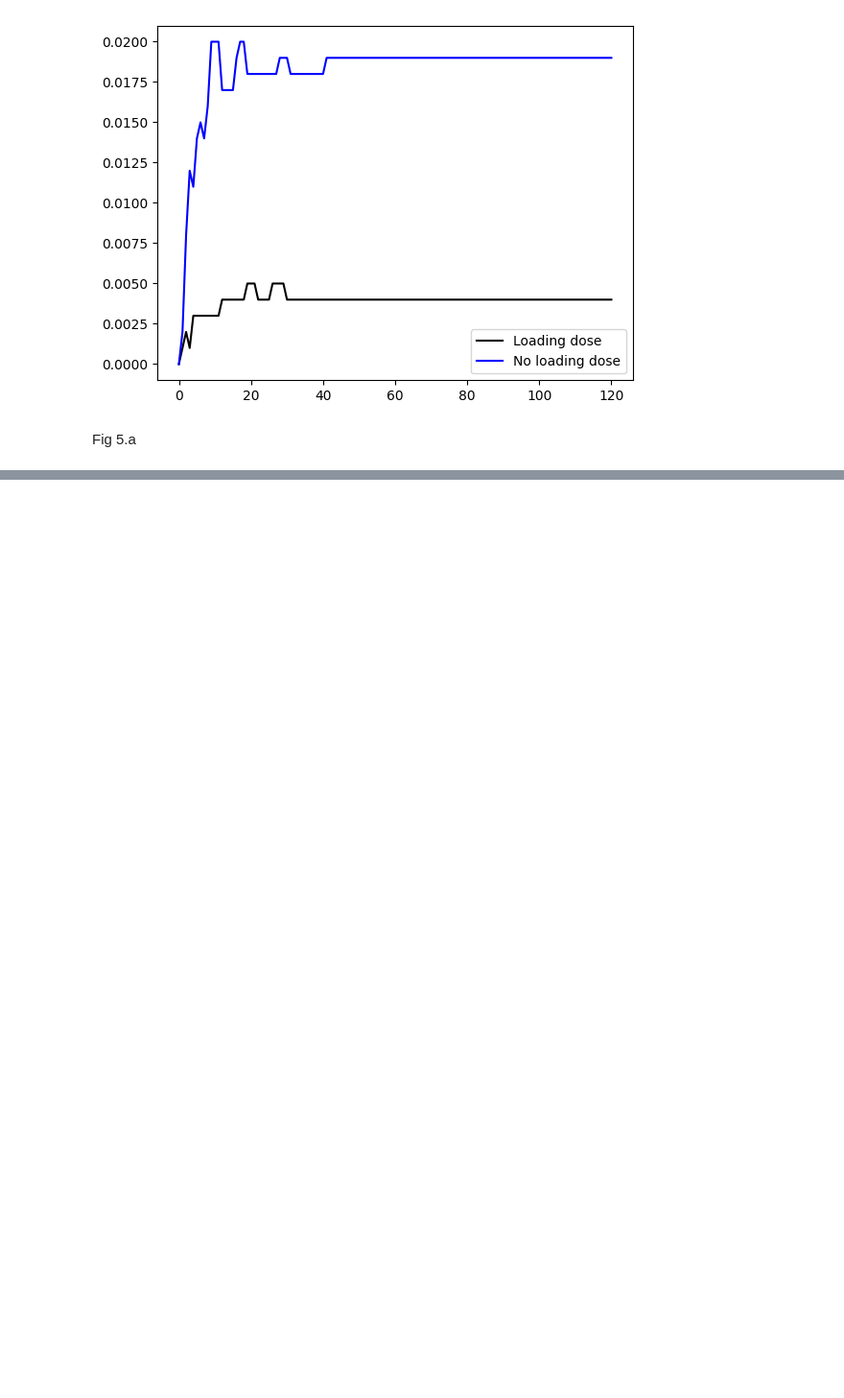
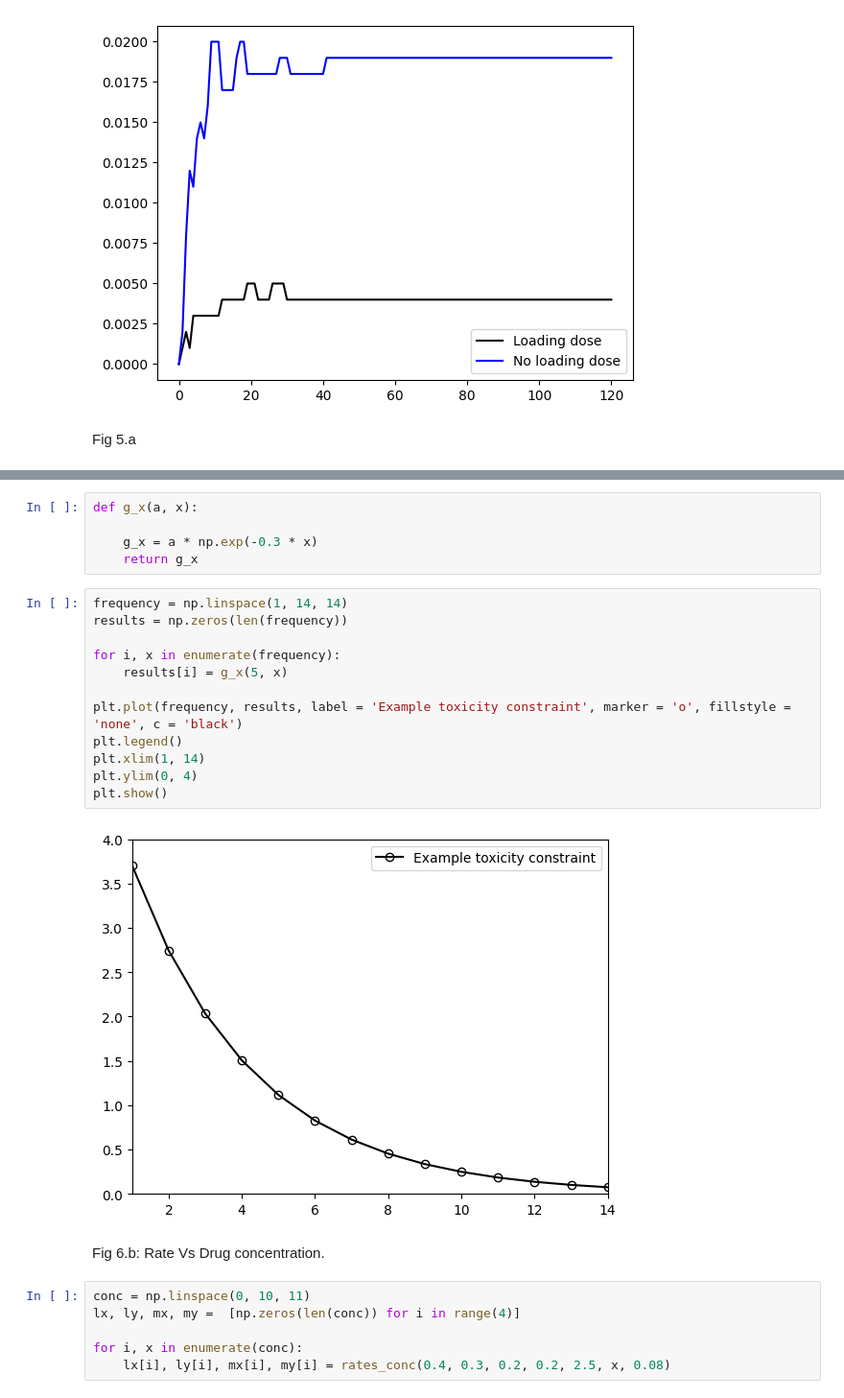
Before and after one commit to colmmcc2000/RSCAM_Group_11, a Jupyter notebook: code_RSCAM.ipynb, the cells around one changed output, grey strips where cells are left out. Shown at 96% size. Drawn from its saved outputs; the diff is of its cells as text; blank space fills up the shorter version.

```diff
--- a/code_RSCAM.ipynb
+++ b/code_RSCAM.ipynb
@@ -802,0 +817,27 @@ plt.show()
+# %%
+def g_x(a, x):
+
+    g_x = a * np.exp(-0.3 * x)
+    return g_x
+# %%
+frequency = np.linspace(1, 14, 14)
+results = np.zeros(len(frequency))
+
+for i, x in enumerate(frequency):
+    results[i] = g_x(5, x)
+
+plt.plot(frequency, results, label = 'Example toxicity constraint', marker = 'o', fillstyle = 'none', c = 'black')
+plt.legend()
+plt.xlim(1, 14)
+plt.ylim(0, 4)
+plt.show()
+# %% [output]
+[figure, added]
+# %% [markdown]
+Fig 6.b: Rate Vs Drug concentration.
+# %%
+conc = np.linspace(0, 10, 11)
+lx, ly, mx, my =  [np.zeros(len(conc)) for i in range(4)]
+
+for i, x in enumerate(conc):
+    lx[i], ly[i], mx[i], my[i] = rates_conc(0.4, 0.3, 0.2, 0.2, 2.5, x, 0.08)
```
Also changed, not shown: parts of 13 cells of this notebook, 1 other file.
